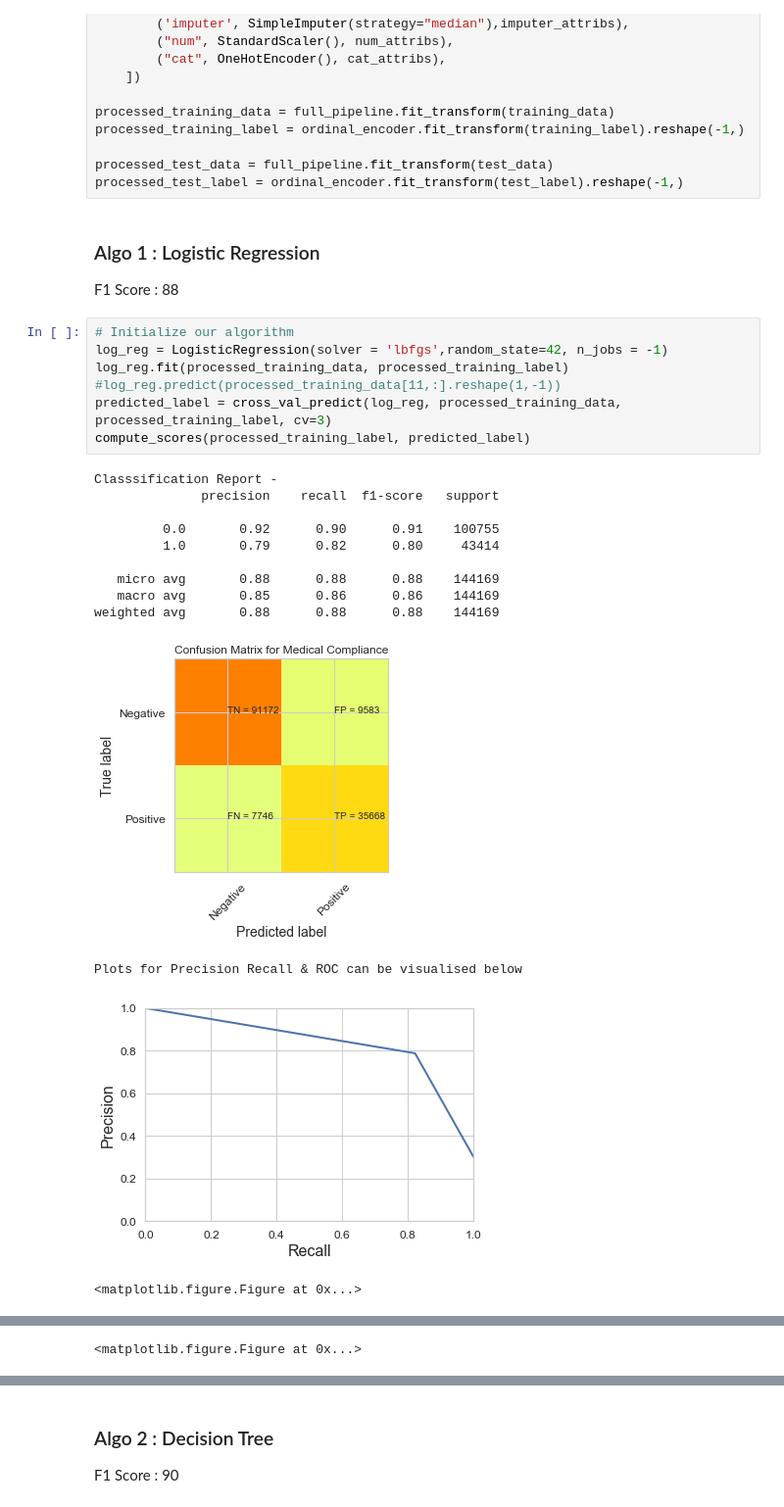
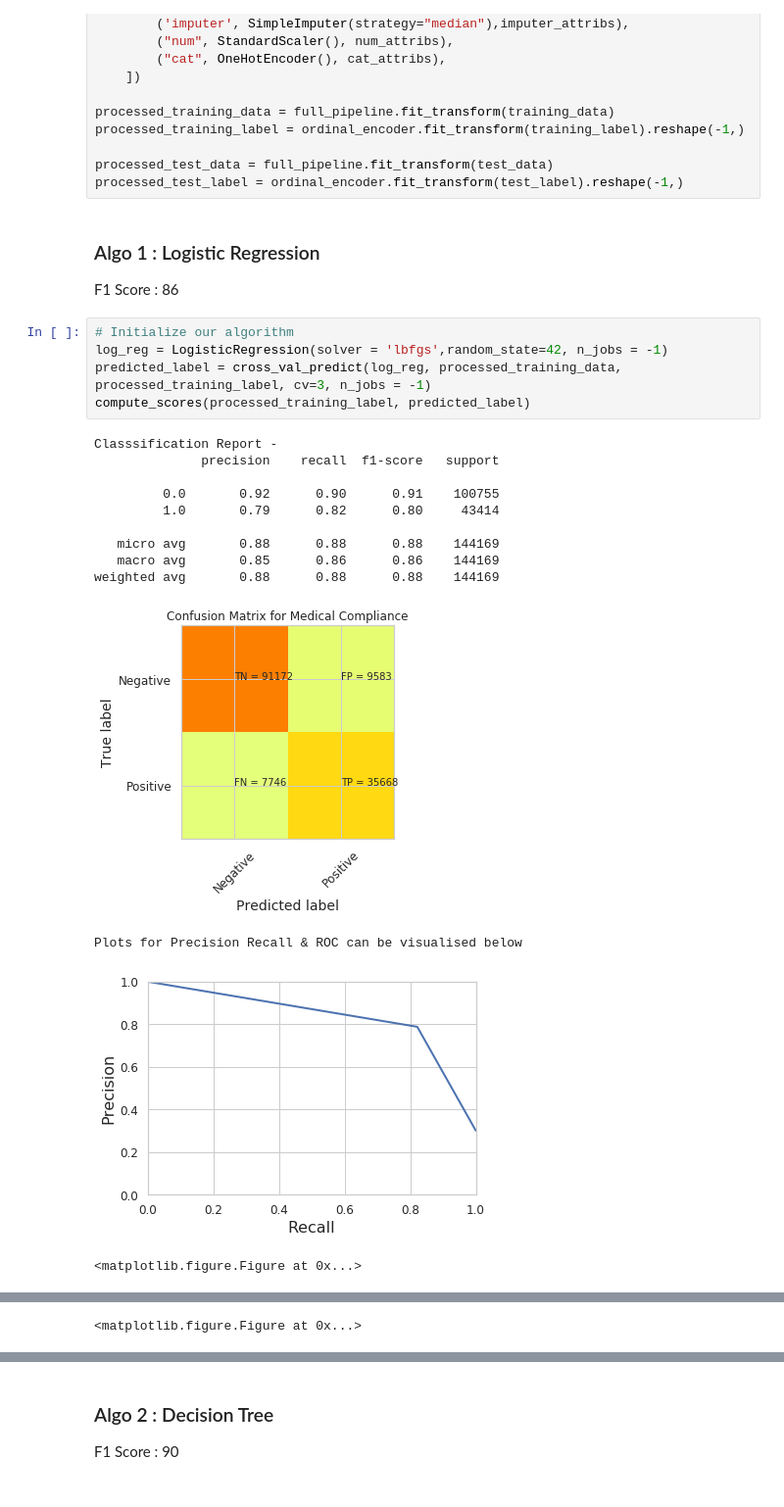
Before and after one commit to amitbcp/machine_learning_problems, a Jupyter notebook: scikit-learn/medical_adherence_prediction.ipynb, the cells around one changed output, grey strips where cells are left out. Shown at 98% size. Drawn from its saved outputs; the diff is of its cells as text.

```diff
--- a/scikit-learn/medical_adherence_prediction.ipynb
+++ b/scikit-learn/medical_adherence_prediction.ipynb
@@ -442,25 +445,23 @@ processed_test_data = full_pipeline.fit_transform(test_data)
 processed_test_label = ordinal_encoder.fit_transform(test_label).reshape(-1,)
 # %% [markdown]
 ### Algo 1 : Logistic Regression
-F1 Score :  88
+F1 Score :  86
 # %%
 # Initialize our algorithm
 log_reg = LogisticRegression(solver = 'lbfgs',random_state=42, n_jobs = -1)
-log_reg.fit(processed_training_data, processed_training_label)
-#log_reg.predict(processed_training_data[11,:].reshape(1,-1))
-predicted_label = cross_val_predict(log_reg, processed_training_data, processed_training_label, cv=3)
+predicted_label = cross_val_predict(log_reg, processed_training_data, processed_training_label, cv=3, n_jobs = -1)
 compute_scores(processed_training_label, predicted_label)
 # %% [output]
 Classsification Report -
               precision    recall  f1-score   support
 
          0.0       0.92      0.90      0.91    100755
          1.0       0.79      0.82      0.80     43414
 
    micro avg       0.88      0.88      0.88    144169
    macro avg       0.85      0.86      0.86    144169
 weighted avg       0.88      0.88      0.88    144169
-[figure, old version]
+[figure, new version]
 Plots for Precision Recall & ROC can be visualised below
-[figure, old version]
+[figure, new version]
 <matplotlib.figure.Figure at 0x...>
```
Also changed, not shown: parts of 34 cells of this notebook.
